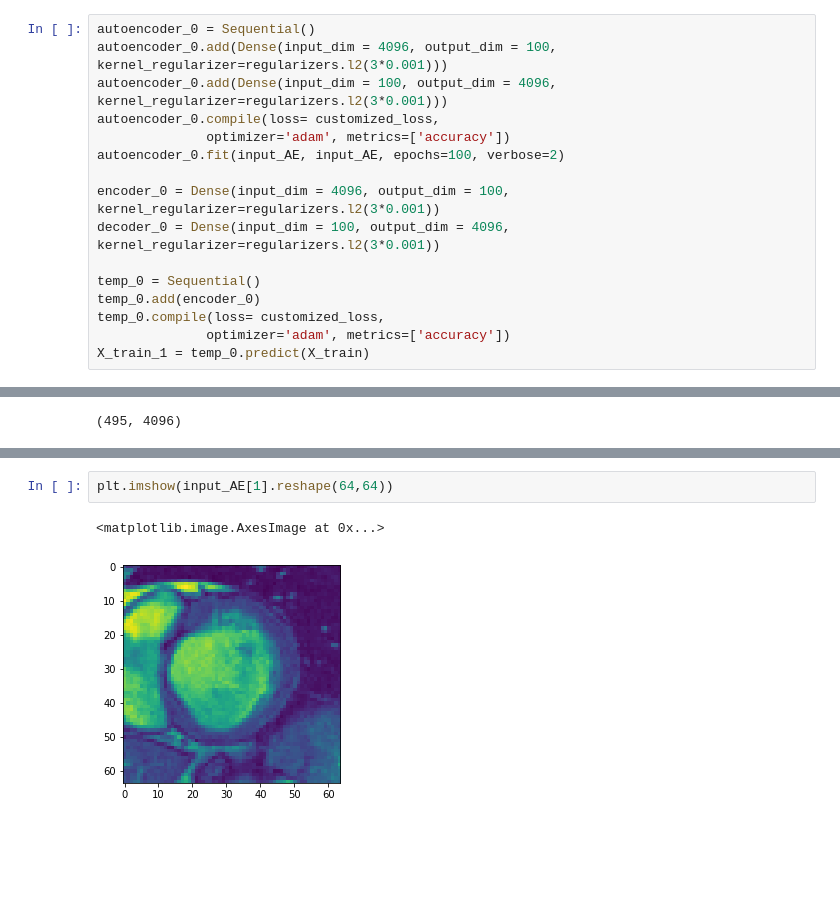
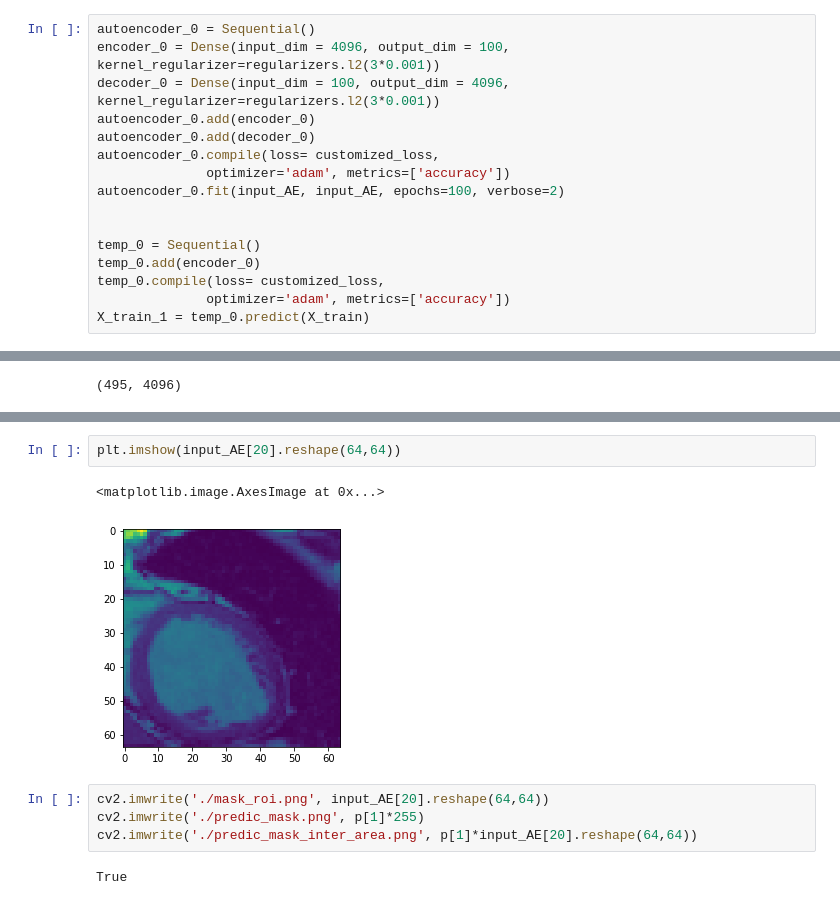
Before and after one commit to alexattia/Medical-Image-Analysis, a Jupyter notebook: Stacked Auto Encoder.ipynb, the cells around one changed output, grey strips where cells are left out. Cells and saved outputs as stored; diff of their text form; blank space fills up the shorter version.

```diff
--- a/Stacked Auto Encoder.ipynb
+++ b/Stacked Auto Encoder.ipynb
@@ -93,14 +93,14 @@ X_train.shape, Y_train.shape
 #### Model 1 : ROI + H1
 # %%
 autoencoder_0 = Sequential()
-autoencoder_0.add(Dense(input_dim = 4096, output_dim = 100, kernel_regularizer=regularizers.l2(3*0.001)))
-autoencoder_0.add(Dense(input_dim = 100, output_dim = 4096, kernel_regularizer=regularizers.l2(3*0.001)))
+encoder_0 = Dense(input_dim = 4096, output_dim = 100, kernel_regularizer=regularizers.l2(3*0.001))
+decoder_0 = Dense(input_dim = 100, output_dim = 4096, kernel_regularizer=regularizers.l2(3*0.001))
+autoencoder_0.add(encoder_0)
+autoencoder_0.add(decoder_0)
 autoencoder_0.compile(loss= customized_loss,
               optimizer='adam', metrics=['accuracy'])
 autoencoder_0.fit(input_AE, input_AE, epochs=100, verbose=2)
 
-encoder_0 = Dense(input_dim = 4096, output_dim = 100, kernel_regularizer=regularizers.l2(3*0.001))
-decoder_0 = Dense(input_dim = 100, output_dim = 4096, kernel_regularizer=regularizers.l2(3*0.001))
 
 temp_0 = Sequential()
 temp_0.add(encoder_0)
@@ -239,5 +245,11 @@ plt.imshow(p[1])
 # %%
-plt.imshow(input_AE[1].reshape(64,64))
+plt.imshow(input_AE[20].reshape(64,64))
 # %% [output]
 <matplotlib.image.AxesImage at 0x...>
-[figure, old version]
+[figure, new version]
+# %%
+cv2.imwrite('./mask_roi.png', input_AE[20].reshape(64,64))
+cv2.imwrite('./predic_mask.png', p[1]*255)
+cv2.imwrite('./predic_mask_inter_area.png', p[1]*input_AE[20].reshape(64,64))
+# %% [output]
+True
```
Also changed, not shown: parts of 12 cells of this notebook.
